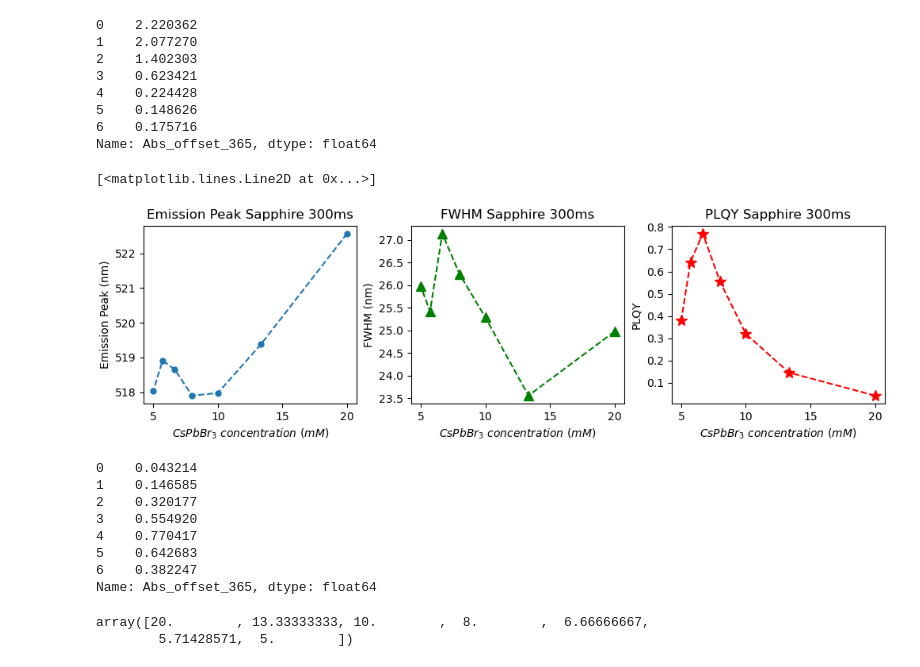
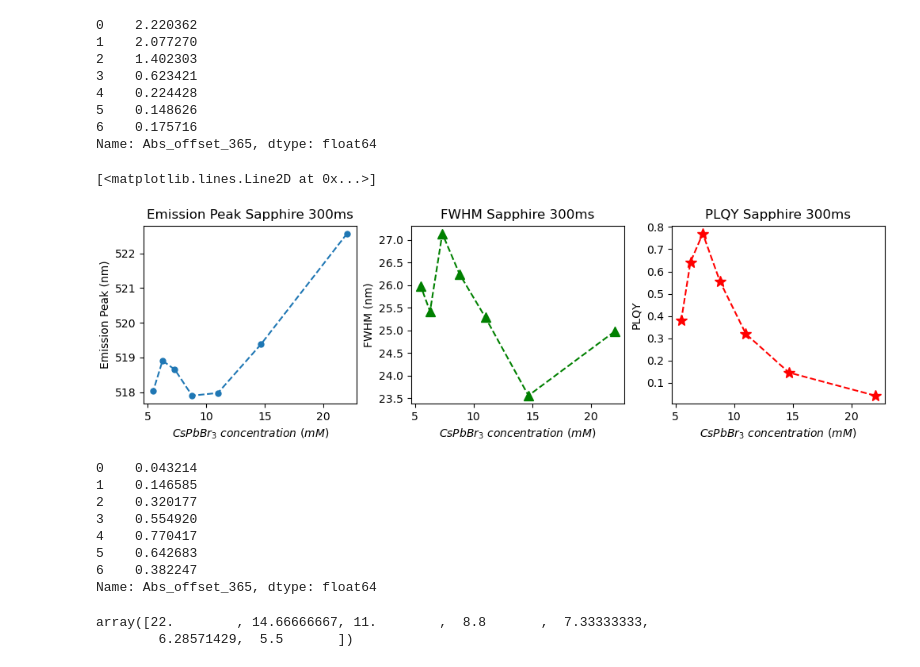
Before and after one commit to cheng-hung/Data_process, a Jupyter notebook: 20230925_insitu_dilute/20230925_Cs_Br_66mM_selected.ipynb, the cells around one changed output. Saved outputs shown, nothing was run; the diff lists cells and outputs as text; code cells hidden in the pictures.

```diff
--- a/20230925_insitu_dilute/20230925_Cs_Br_66mM_selected.ipynb
+++ b/20230925_insitu_dilute/20230925_Cs_Br_66mM_selected.ipynb
@@ -835,35 +835,35 @@ plqy = plqy_quinine(abs_365, integral_pqds, 1.506, abs_365_r, integral_r, 1.337,
 
 # dilute_constant = np.asarray([1,8,16,24])
 dilute_constant = np.asarray(dilute_ratio)
-x_list = 20 * dilute_constant
+x_list = 33 * (2/3) * dilute_constant
 # x_list_T = np.asarray(x_list).reshape(cols, rows).T
 # peak_list_T = np.asarray(peak_list).reshape(cols, rows).T
 # fwhm_T = np.asarray(fwhm).reshape(cols, rows).T
 # plqy_T = np.asarray(plqy).reshape(cols, rows).T
 
 rows = 1
 cols = 3
 integration_time = ['Sapphire 300ms']
 
 f5, ax5 = plt.subplots(rows, cols, figsize = (10, 3), constrained_layout=True)
 # for i in range(rows):
 ax5[0].set_title(f'Emission Peak {integration_time[0]}')
 ax5[0].set_xlabel(r'$CsPbBr_3\ concentration\ (mM)$', fontdict={'size': 10})
 ax5[0].set_ylabel('Emission Peak (nm)')
 ax5[1].set_title(f'FWHM {integration_time[0]}')
 ax5[1].set_xlabel(r'$CsPbBr_3\ concentration\ (mM)$', fontdict={'size': 10})
 ax5[1].set_ylabel('FWHM (nm)')
 ax5[2].set_title(f'PLQY {integration_time[0]}')
 ax5[2].set_xlabel(r'$CsPbBr_3\ concentration\ (mM)$', fontdict={'size': 10})
 ax5[2].set_ylabel('PLQY')
 
 
 ax5[0].plot(x_list, peak_list, '.--', markersize=10)
 ax5[1].plot(x_list, fwhm, 'g^--', markersize=8)
 ax5[2].plot(x_list, plqy, 'r*--', markersize=10)
 # %% [output]
 [<matplotlib.lines.Line2D at 0x...>]
-[figure, old version]
+[figure, new version]
 # %%
 plqy
 # %% [output]
@@ -878,5 +878,5 @@ Name: Abs_offset_365, dtype: float64
 # %%
 x_list
 # %% [output]
-array([20.        , 13.33333333, 10.        ,  8.        ,  6.66666667,
-        5.71428571,  5.        ])
+array([22.        , 14.66666667, 11.        ,  8.8       ,  7.33333333,
+        6.28571429,  5.5       ])
```
Also changed, not shown: 1 other file.
